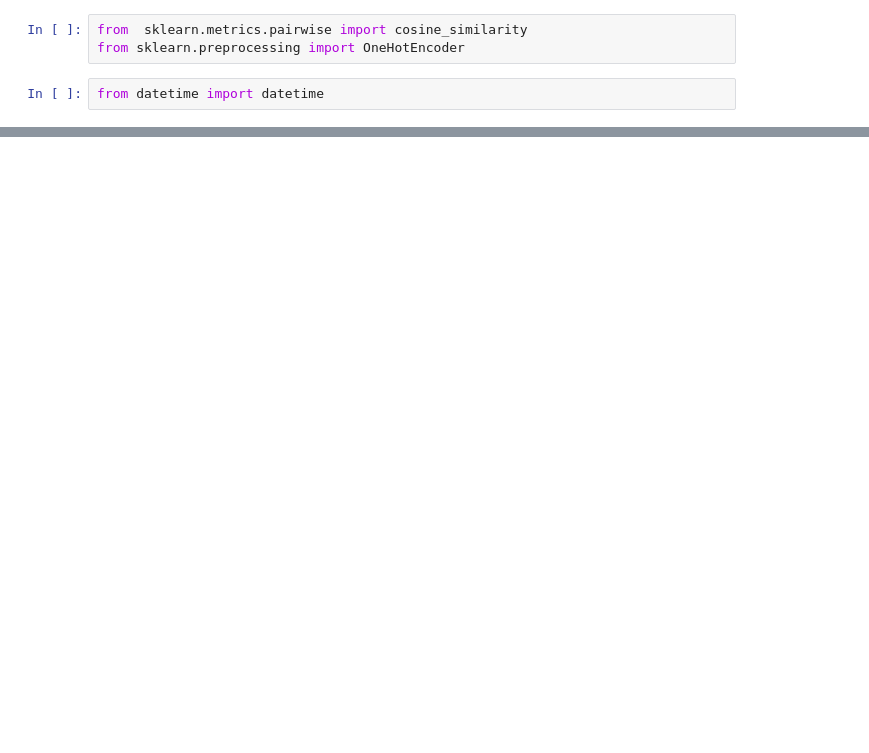
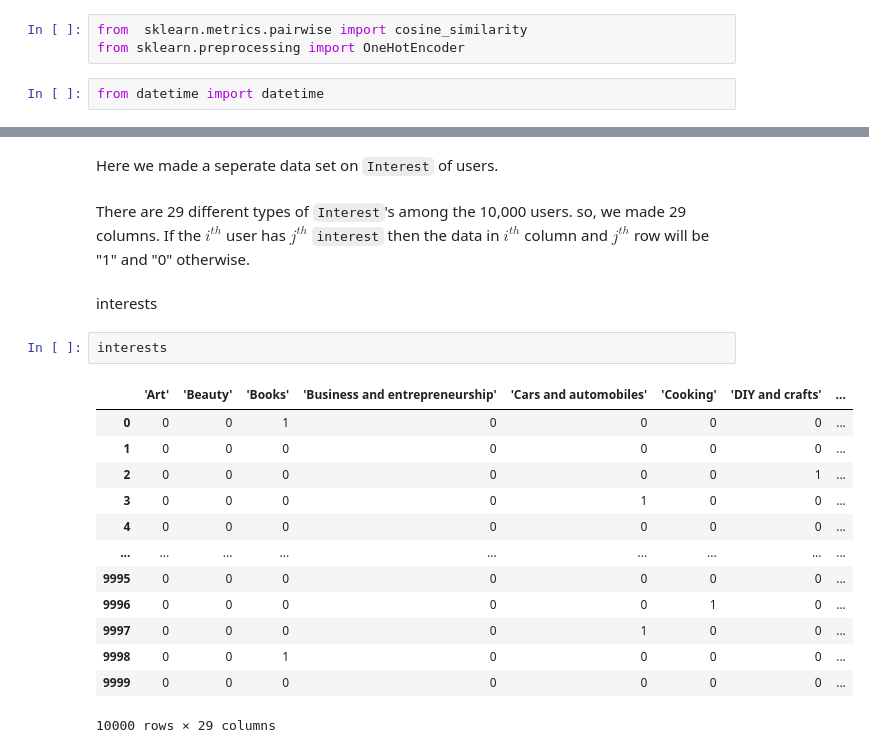
Before and after one commit to SaiShashankG/Social-Media-Friend-Recommendation-System, a Jupyter notebook: pro.ipynb, the cells around one changed output, grey strips where cells are left out. Saved outputs shown, nothing was run; the diff lists cells and outputs as text; blank space fills up the shorter version.

```diff
--- a/pro.ipynb
+++ b/pro.ipynb
@@ -15,0 +54,22 @@ FileNotFoundError: [Errno 2] No such file or directory: 'SocialMediaUsersDataSet
+# %% [markdown]
+Here we made a seperate data set on `Interest` of users.
+# %% [markdown]
+There are 29 different types of `Interest`'s among the 10,000 users. so, we made 29 columns. If the $i^{th}$ user has $j^{th}$ `interest` then the data in $i^{th}$ column and $j^{th}$ row will be "1" and "0" otherwise.
+# %% [markdown]
+interests
+# %%
+interests
+# %% [output]
+|  | 'Art' | 'Beauty' | 'Books' | 'Business and entrepreneurship' | 'Cars and automobiles' | 'Cooking' | 'DIY and crafts' | ... |
+| 0 | 0 | 0 | 1 | 0 | 0 | 0 | 0 | ... |
+| 1 | 0 | 0 | 0 | 0 | 0 | 0 | 0 | ... |
+| 2 | 0 | 0 | 0 | 0 | 0 | 0 | 1 | ... |
+| 3 | 0 | 0 | 0 | 0 | 1 | 0 | 0 | ... |
+| 4 | 0 | 0 | 0 | 0 | 0 | 0 | 0 | ... |
+| ... | ... | ... | ... | ... | ... | ... | ... | ... |
+| 9995 | 0 | 0 | 0 | 0 | 0 | 0 | 0 | ... |
+| 9996 | 0 | 0 | 0 | 0 | 0 | 1 | 0 | ... |
+| 9997 | 0 | 0 | 0 | 0 | 1 | 0 | 0 | ... |
+| 9998 | 0 | 0 | 1 | 0 | 0 | 0 | 0 | ... |
+| 9999 | 0 | 0 | 0 | 0 | 0 | 0 | 0 | ... |
+10000 rows × 29 columns
```
Also changed, not shown: parts of 20 cells of this notebook.
